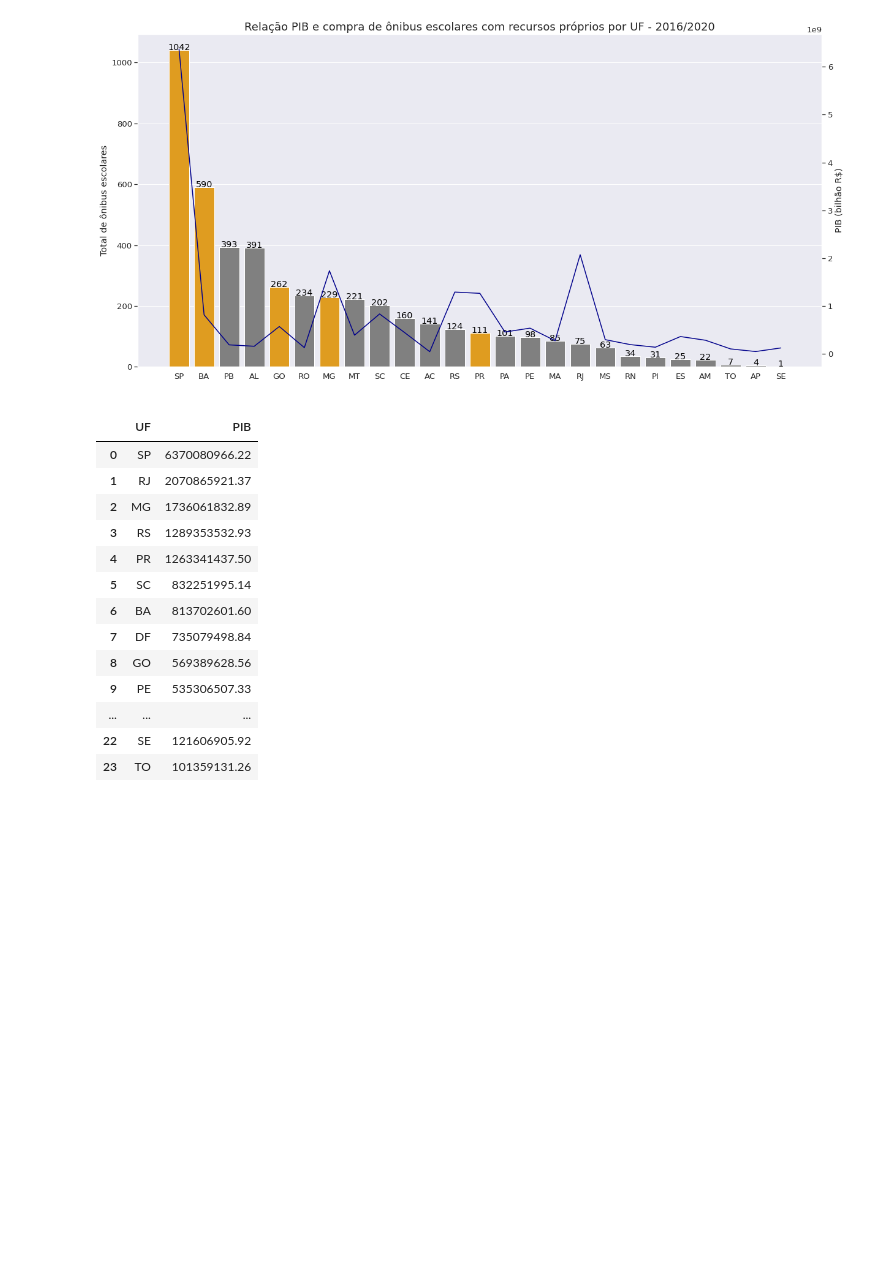
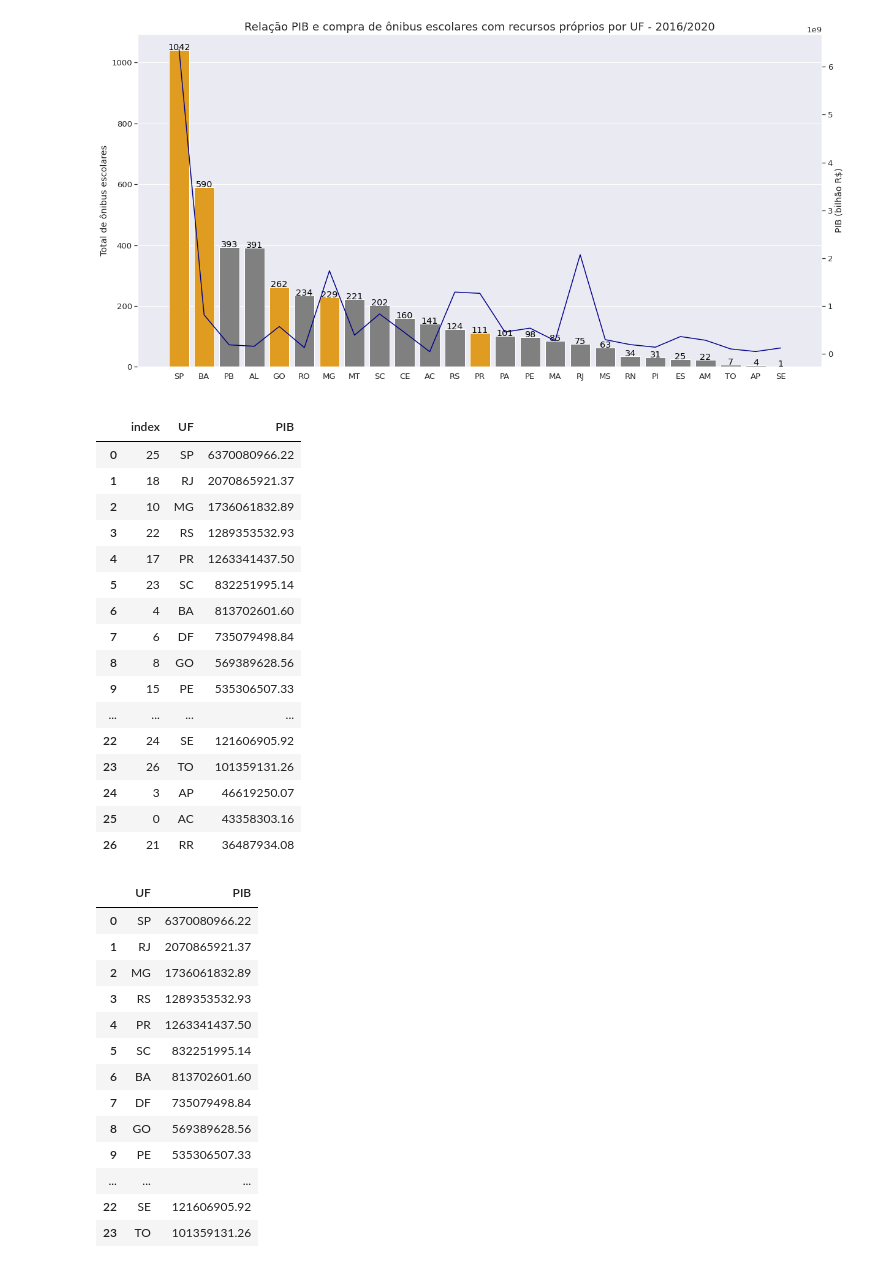
Before and after one commit to sssouto/caminho-da-escola, a Jupyter notebook: Teste.ipynb, the cells around one changed output. Cells and saved outputs as stored; diff of their text form; code cells hidden in the pictures; blank space fills up the shorter version.

```diff
--- a/Teste.ipynb
+++ b/Teste.ipynb
@@ -119,9 +158,9 @@ df_sigarp_rec_prop_uf_qtde = df_sigarp_rec_prop['Qtde.'].groupby([df_sigarp_rec_
 df_sigarp_rec_prop_uf_qtde = df_sigarp_rec_prop_uf_qtde.sort_values('Qtde.', ascending=False).reset_index()
 df_sigarp_rec_prop_uf_qtde
 
-# path3 = '/content/drive/MyDrive/Programação/data/PIB dos Municípios - base de dados 2010-2018.xls'
-# df_pib = pd.read_excel(path3)
-df_pib = pd.read_excel(io.BytesIO(uploaded['PIB dos Municípios - base de dados 2012-2018.xls']))
+path3 = '/content/drive/MyDrive/Programação/data/PIB dos Municípios - base de dados 2010-2018.xls'
+df_pib = pd.read_excel(path3)
+# df_pib = pd.read_excel(io.BytesIO(uploaded['PIB dos Municípios - base de dados 2012-2018.xls']))
 data = [df_pib["Sigla da Unidade da Federação"], df_pib["Ano"], df_pib["Produto Interno Bruto, \na preços correntes\n(R$ 1.000)"]]
 headers = ["UF", "Ano", "PIB"]
 df_pib_short = pd.concat(data, axis=1, keys=headers)
@@ -161,6 +200,26 @@ for index, row in df_sigarp_rec_prop_uf_qtde_pib.iterrows():
 # plt.title('Compra de ônibus escolares por UF - 2016/2020',fontsize=24)
 # %% [output]
 [figure]
+# %%
+df_pib_uf.sort_values('PIB', ascending=False).reset_index()
+# %% [output]
+|  | index | UF | PIB |
+| 0 | 25 | SP | 6370080966.22 |
+| 1 | 18 | RJ | 2070865921.37 |
+| 2 | 10 | MG | 1736061832.89 |
+| 3 | 22 | RS | 1289353532.93 |
+| 4 | 17 | PR | 1263341437.50 |
+| 5 | 23 | SC | 832251995.14 |
+| 6 | 4 | BA | 813702601.60 |
+| 7 | 6 | DF | 735079498.84 |
+| 8 | 8 | GO | 569389628.56 |
+| 9 | 15 | PE | 535306507.33 |
+| ... | ... | ... | ... |
+| 22 | 24 | SE | 121606905.92 |
+| 23 | 26 | TO | 101359131.26 |
+| 24 | 3 | AP | 46619250.07 |
+| 25 | 0 | AC | 43358303.16 |
+| 26 | 21 | RR | 36487934.08 |
 # %%
 df_pib_uf.sort_values(by='PIB', ascending=False).reset_index(drop=True)
 # %% [output]
```
Also changed, not shown: parts of 4 cells of this notebook.
